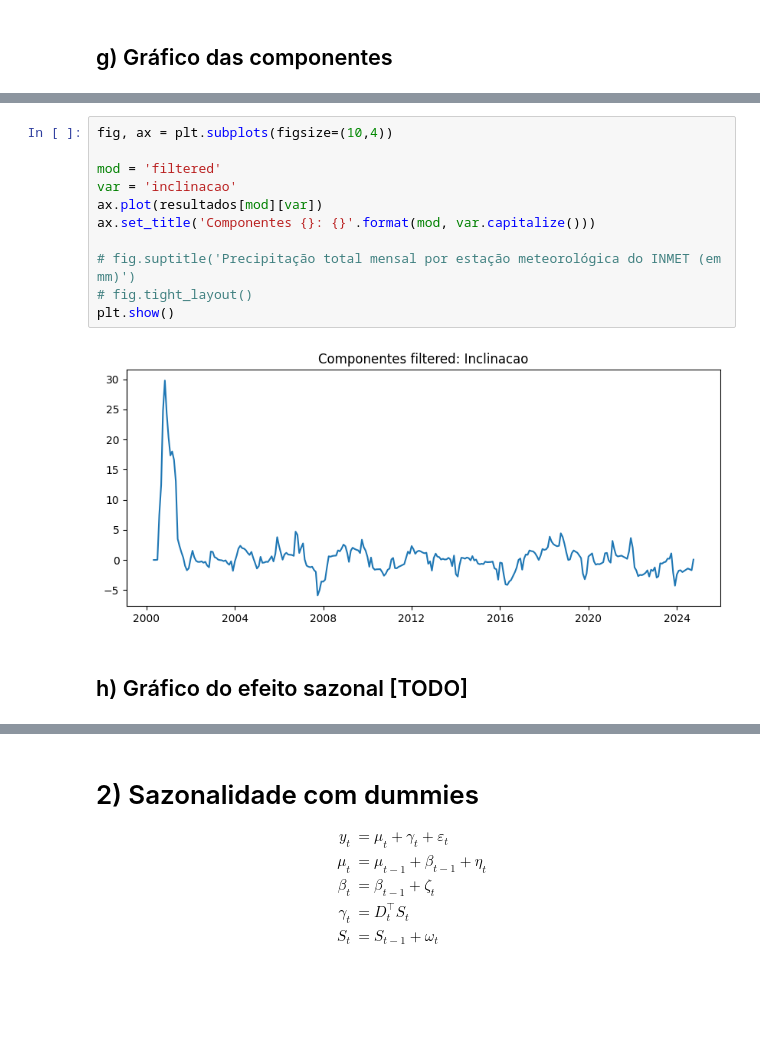
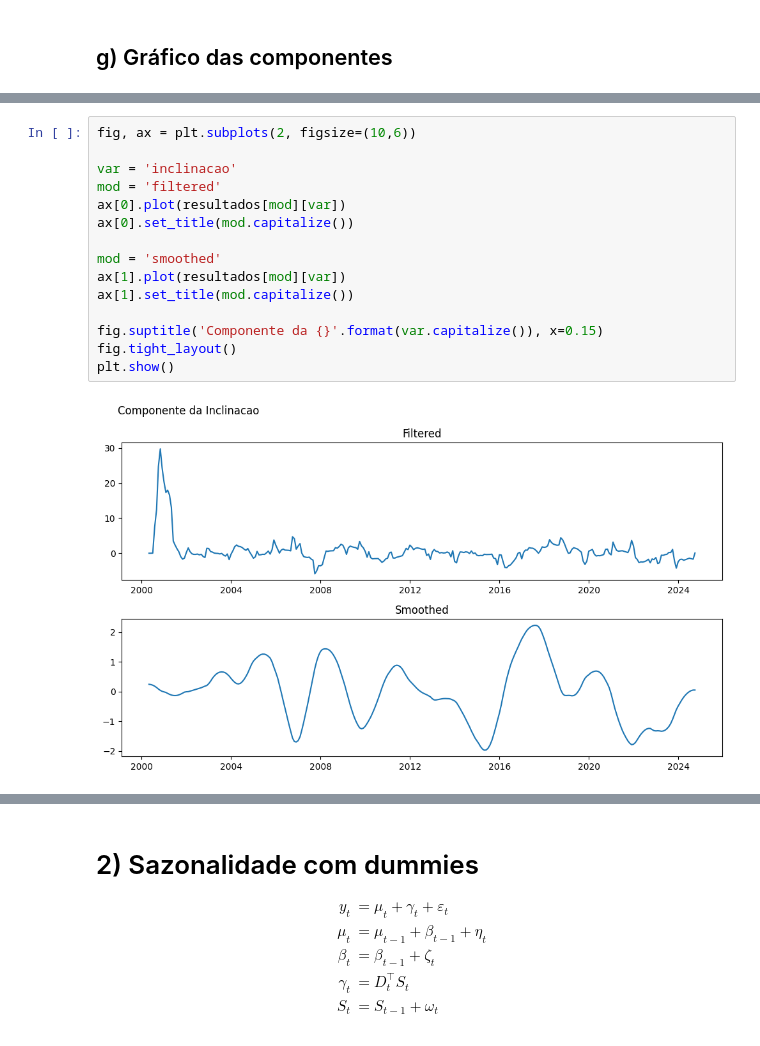
Before and after one commit to asdmalizia/masters, a Jupyter notebook: Modelos estruturais/Lista 2.ipynb, the cells around one changed output, grey strips where cells are left out. Cells and saved outputs as stored; diff of their text form; blank space fills up the shorter version.

```diff
--- a/Modelos estruturais/Lista 2.ipynb
+++ b/Modelos estruturais/Lista 2.ipynb
@@ -342,15 +378,17 @@ plt.show()
-# %%
-fig, ax = plt.subplots(figsize=(10,4))
-
-mod = 'filtered'
-var = 'inclinacao'
-ax.plot(resultados[mod][var])
-ax.set_title('Componentes {}: {}'.format(mod, var.capitalize()))
-
-# fig.suptitle('Precipitação total mensal por estação meteorológica do INMET (em mm)')
-# fig.tight_layout()
-plt.show()
-# %% [output]
-[figure, removed]
-# %% [markdown]
-## h) Gráfico do efeito sazonal [TODO]
+# %%
+fig, ax = plt.subplots(2, figsize=(10,6))
+
+var = 'inclinacao'
+mod = 'filtered'
+ax[0].plot(resultados[mod][var])
+ax[0].set_title(mod.capitalize())
+
+mod = 'smoothed'
+ax[1].plot(resultados[mod][var])
+ax[1].set_title(mod.capitalize())
+
+fig.suptitle('Componente da {}'.format(var.capitalize()), x=0.15)
+fig.tight_layout()
+plt.show()
+# %% [output]
+[figure, added]
```
Also changed, not shown: parts of 23 cells of this notebook.
